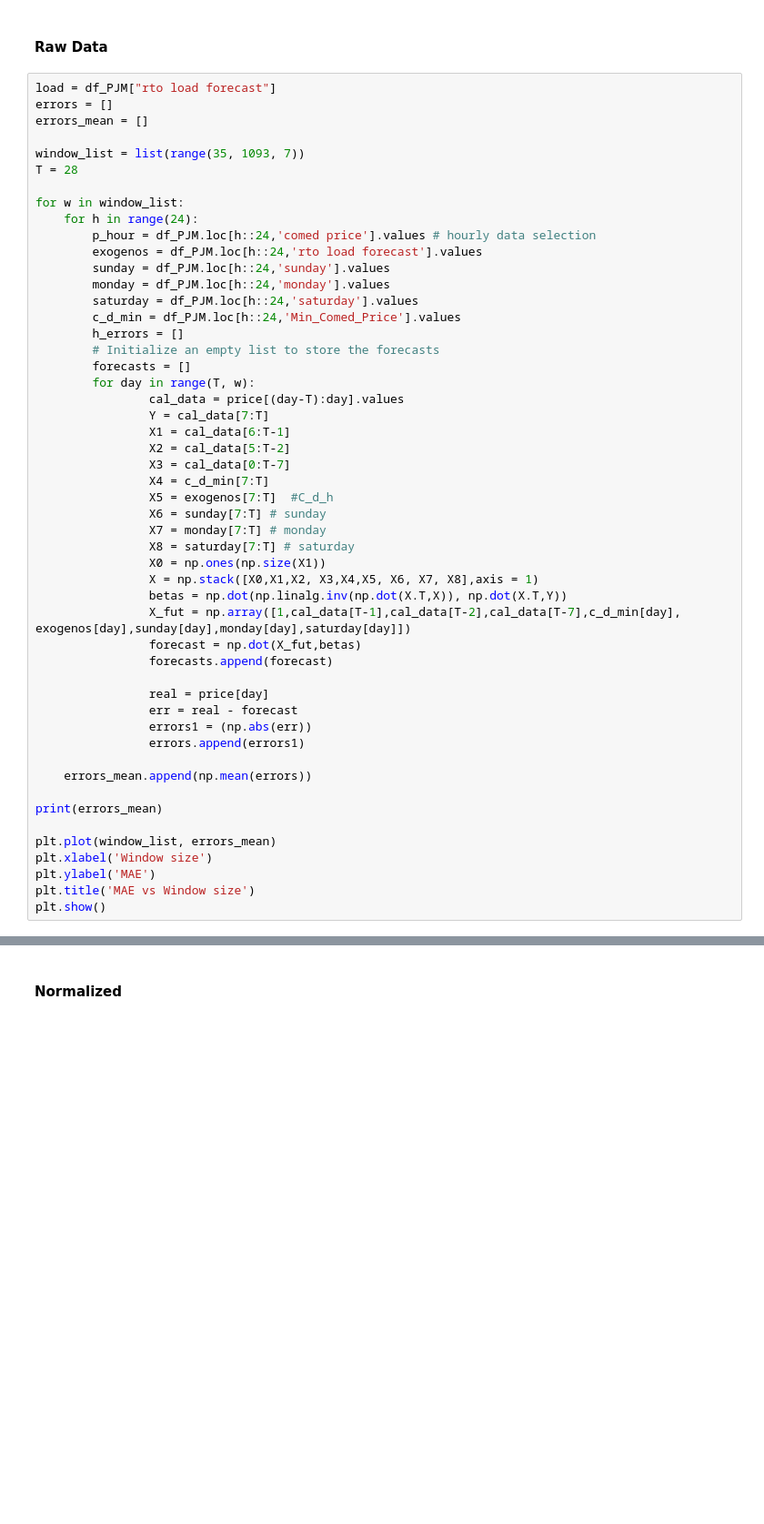
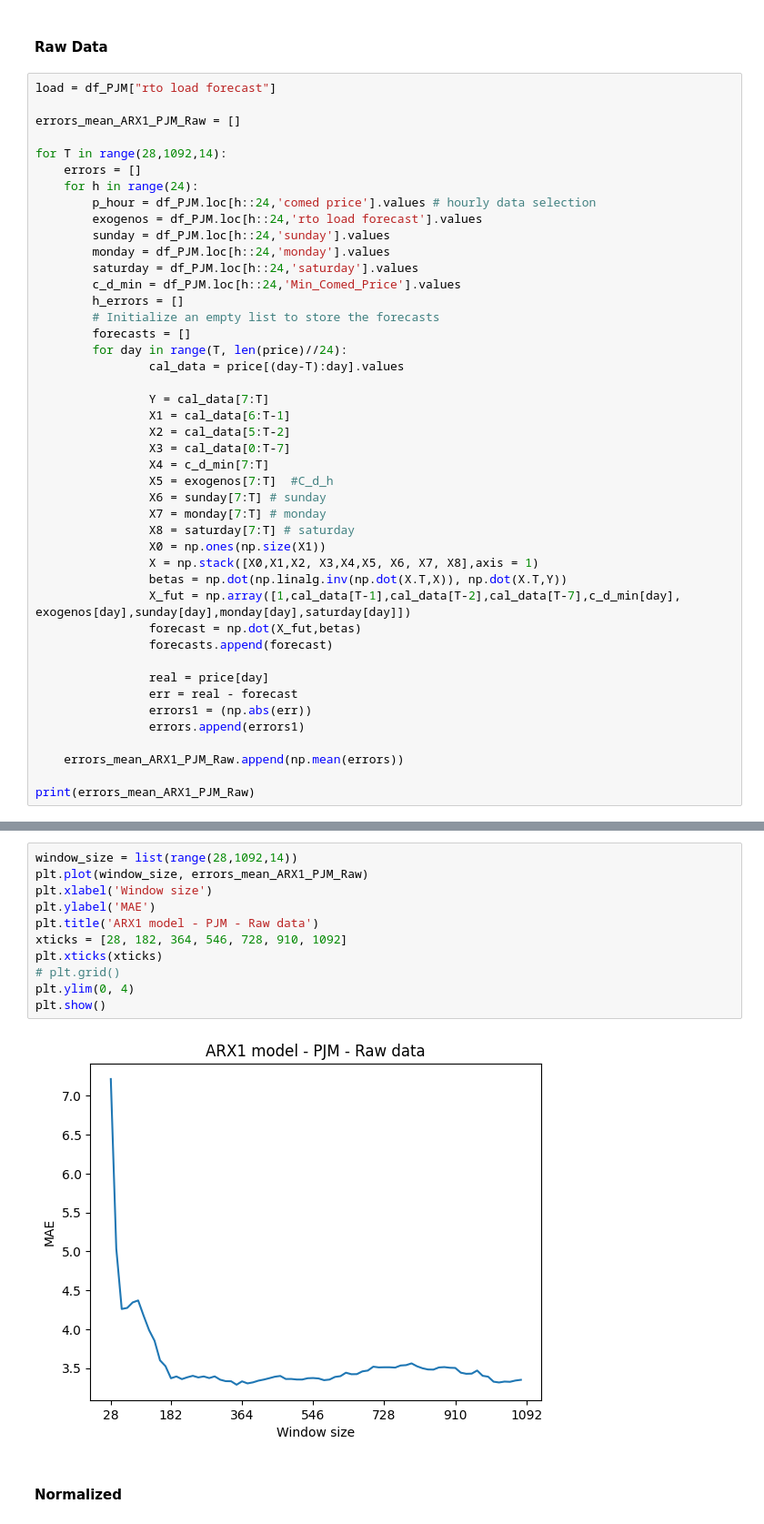
Before and after one commit to piovesanaedoardo/Project_Predictive-Analytics, a Jupyter notebook: main.ipynb, the cells around one changed output, grey strips where cells are left out. Shown at 91% size. Saved outputs shown, nothing was run; the diff lists cells and outputs as text; blank space fills up the shorter version.

```diff
--- a/main.ipynb
+++ b/main.ipynb
@@ -95,13 +99,11 @@ df_day_ahead_epex.head()
 #### Raw Data
 # %%
 load = df_PJM["rto load forecast"]
-errors = []
-errors_mean = []
 
-window_list = list(range(35, 1093, 7))
-T = 28
+errors_mean_ARX1_PJM_Raw = []
 
-for w in window_list:
+for T in range(28,1092,14):
+    errors = []
     for h in range(24):
         p_hour = df_PJM.loc[h::24,'comed price'].values # hourly data selection
         exogenos = df_PJM.loc[h::24,'rto load forecast'].values
@@ -112,8 +114,9 @@ for w in window_list:
         h_errors = []
         # Initialize an empty list to store the forecasts
         forecasts = []
-        for day in range(T, w):
+        for day in range(T, len(price)//24):
                 cal_data = price[(day-T):day].values
+
                 Y = cal_data[7:T]
                 X1 = cal_data[6:T-1]
                 X2 = cal_data[5:T-2]
@@ -135,12 +138,6 @@ for w in window_list:
                 errors1 = (np.abs(err))
                 errors.append(errors1)
 
-    errors_mean.append(np.mean(errors))
+    errors_mean_ARX1_PJM_Raw.append(np.mean(errors))
 
-print(errors_mean)
-
-plt.plot(window_list, errors_mean)
-plt.xlabel('Window size')
-plt.ylabel('MAE')
-plt.title('MAE vs Window size')
-plt.show()
+print(errors_mean_ARX1_PJM_Raw)
@@ -155,3 +144,16 @@ len(window_list)
+# %%
+window_size = list(range(28,1092,14))
+plt.plot(window_size, errors_mean_ARX1_PJM_Raw)
+plt.xlabel('Window size')
+plt.ylabel('MAE')
+plt.title('ARX1 model - PJM - Raw data')
+xticks = [28, 182, 364, 546, 728, 910, 1092]
+plt.xticks(xticks)
+# plt.grid()
+plt.ylim(0, 4)
+plt.show()
+# %% [output]
+[figure, added]
 # %% [markdown]
 #### Normalized
 # %%
```
Also changed, not shown: parts of 22 cells of this notebook, 1 other file.
